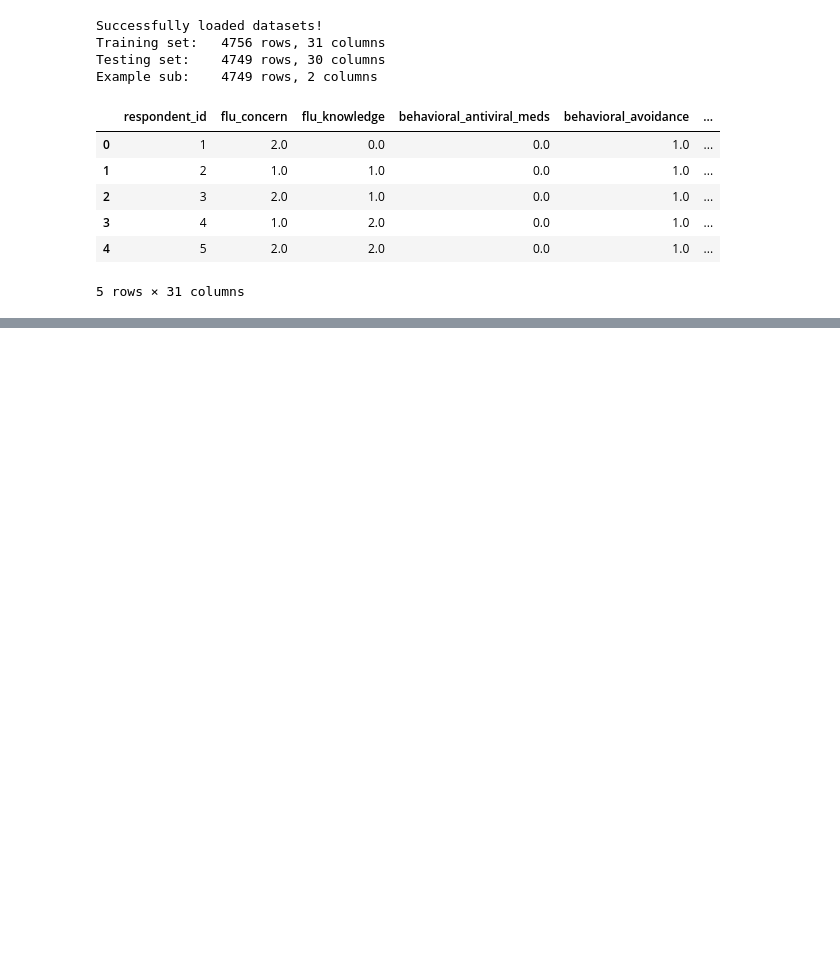
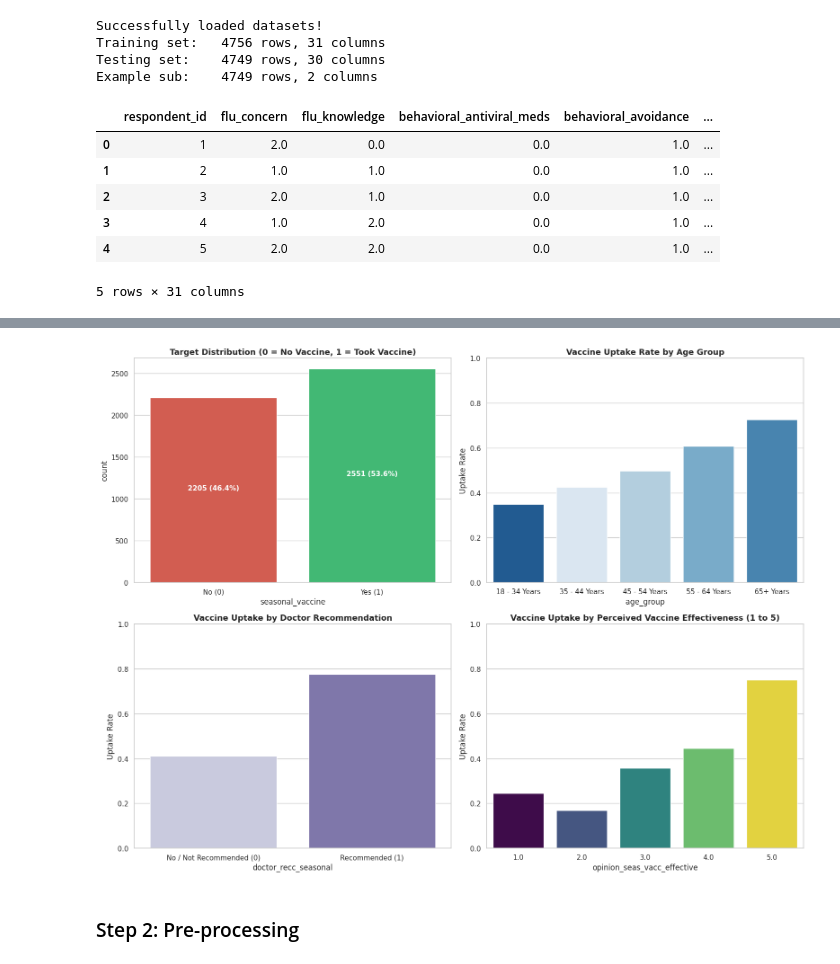
Before and after one commit to Hackathon-Group-F/Hackathon, a Jupyter notebook: Hackathon_Group_F.ipynb, the cells around one changed output, grey strips where cells are left out. Saved outputs shown, nothing was run; the diff lists cells and outputs as text; code cells hidden in the pictures; blank space fills up the shorter version.

Commit message:
Step 1: Data Exploration (EDA) Completed

```diff
--- a/Hackathon_Group_F.ipynb
+++ b/Hackathon_Group_F.ipynb
@@ -36,0 +94,41 @@ Example sub:    4749 rows, 2 columns
+# %%
+sns.set_theme(style="whitegrid")
+fig, axes = plt.subplots(2, 2, figsize=(16, 12))
+
+# 1. Target Distribution
+sns.countplot(x='seasonal_vaccine', hue='seasonal_vaccine', data=train, ax=axes[0, 0], palette=['#e74c3c', '#2ecc71'], legend=False)
+axes[0, 0].set_title('Target Distribution (0 = No Vaccine, 1 = Took Vaccine)', fontsize=13, fontweight='bold')
+axes[0, 0].set_xticks([0, 1])
+axes[0, 0].set_xticklabels(['No (0)', 'Yes (1)'])
+for p in axes[0, 0].patches:
+    axes[0, 0].annotate(f'{int(p.get_height())} ({p.get_height()/len(train)*100:.1f}%)',
+                        (p.get_x() + p.get_width() / 2., p.get_height() / 2),
+                        ha='center', color='white', fontweight='bold', fontsize=11)
+
+# 2. Vaccine Uptake by Age Group
+age_order = ['18 - 34 Years', '35 - 44 Years', '45 - 54 Years', '55 - 64 Years', '65+ Years']
+sns.barplot(x='age_group', y='seasonal_vaccine', hue='age_group', data=train, order=age_order, ax=axes[0, 1], palette='Blues_r', errorbar=None, legend=False)
+axes[0, 1].set_title('Vaccine Uptake Rate by Age Group', fontsize=13, fontweight='bold')
+axes[0, 1].set_ylabel('Uptake Rate')
+axes[0, 1].set_ylim(0, 1)
+
+# 3. Doctor Recommendation Impact
+sns.barplot(x='doctor_recc_seasonal', y='seasonal_vaccine', hue='doctor_recc_seasonal', data=train, ax=axes[1, 0], palette='Purples', errorbar=None, legend=False)
+axes[1, 0].set_title('Vaccine Uptake by Doctor Recommendation', fontsize=13, fontweight='bold')
+axes[1, 0].set_xticks([0, 1])
+axes[1, 0].set_xticklabels(['No / Not Recommended (0)', 'Recommended (1)'])
+axes[1, 0].set_ylabel('Uptake Rate')
+axes[1, 0].set_ylim(0, 1)
+
+# 4. Perceived Vaccine Effectiveness vs Uptake
+sns.barplot(x='opinion_seas_vacc_effective', y='seasonal_vaccine', hue='opinion_seas_vacc_effective', data=train, ax=axes[1, 1], palette='viridis', errorbar=None, legend=False)
+axes[1, 1].set_title('Vaccine Uptake by Perceived Vaccine Effectiveness (1 to 5)', fontsize=13, fontweight='bold')
+axes[1, 1].set_ylabel('Uptake Rate')
+axes[1, 1].set_ylim(0, 1)
+
+plt.tight_layout()
+plt.show()
+# %% [output]
+[figure, added]
+# %% [markdown]
+### Step 2: Pre-processing
```
Also changed, not shown: parts of 3 cells of this notebook.
